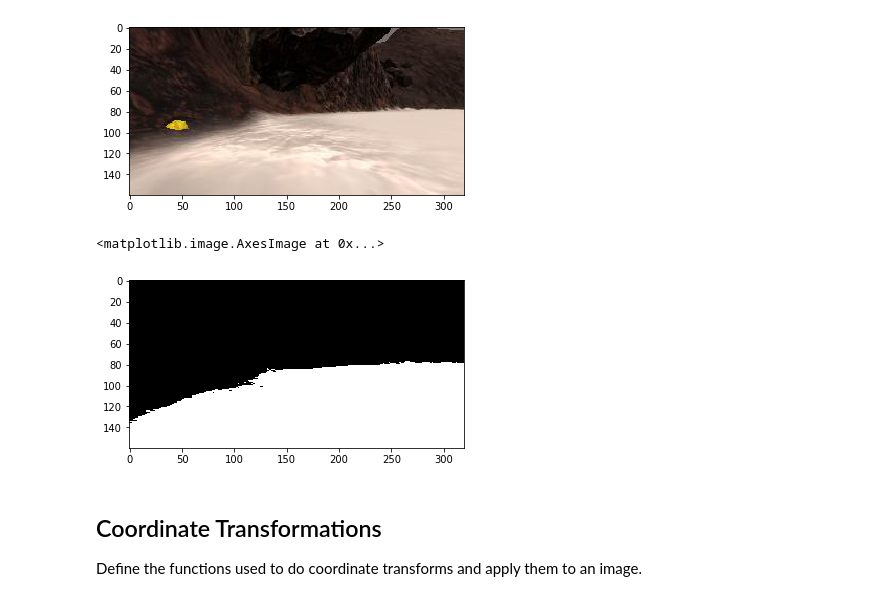
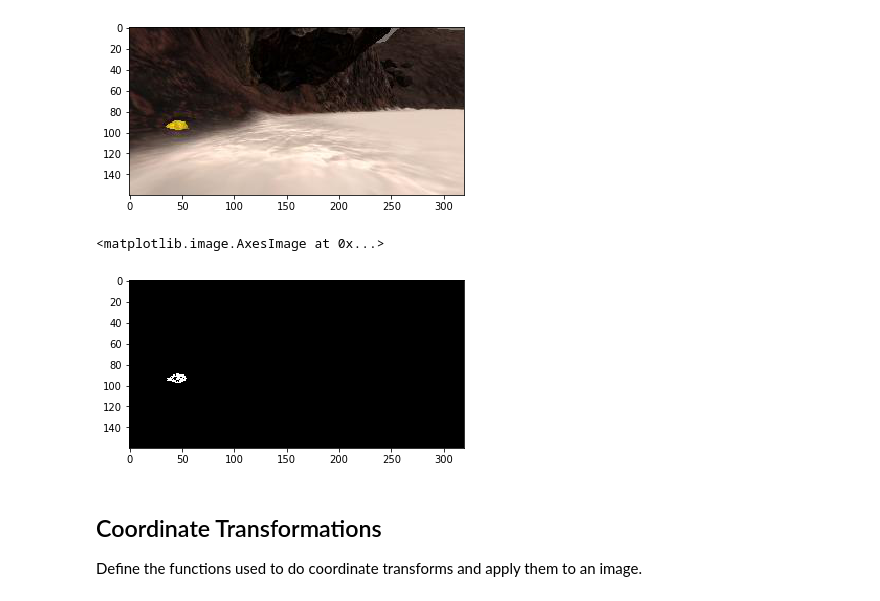
Before and after one commit to VIcuko/RoboND-Rover-Project, a Jupyter notebook: code/Rover_Project_Test_Notebook.ipynb, the cells around one changed output. Cells and saved outputs as stored; diff of their text form; code cells hidden in the pictures.

Commit message:
Filter rocks in image correctly

```diff
--- a/code/Rover_Project_Test_Notebook.ipynb
+++ b/code/Rover_Project_Test_Notebook.ipynb
@@ -134,7 +134,7 @@ def color_thresh(img, rgb_thresh=(160, 160, 160)):
 def color_thresh2(img, filter_type="ground"):
     options = {
         "ground": ground_filter(img),
-        "noground" : rest_fiter(img),
+        "noground" : rest_filter(img),
         "rock" : rock_filter(img)
     }
     return options[filter_type]
@@ -155,7 +155,7 @@ def rest_filter(img, rgb_thresh=(160,160,160)):
     color_select[above_thresh] = 1
     return color_select
 
-def rock_filter(img, rgb_top=(160,160,100),rgb_bottom=(160,160,0)):
+def rock_filter(img, rgb_top=(255,255,110),rgb_bottom=(160,160,0)):
     color_select = np.zeros_like(img[:,:,0])
     in_thresh = (img[:,:,0] < rgb_top[0]) \
                 & (img[:,:,0] > rgb_bottom[0]) \
@@ -184,11 +184,11 @@ plt.show()
 # %% [output]
 [figure]
 # %%
-rock_threshed = color_thresh(rock_image, rgb_thresh=(160, 160, 150))
+rock_threshed = color_thresh2(rock_image,"rock")
 plt.imshow(rock_threshed, cmap='gray')
 # %% [output]
 <matplotlib.image.AxesImage at 0x...>
-[figure, old version]
+[figure, new version]
 # %% [markdown]
 ## Coordinate Transformations
 Define the functions used to do coordinate transforms and apply them to an image.
```
Also changed, not shown: parts of 1 cell of this notebook.
